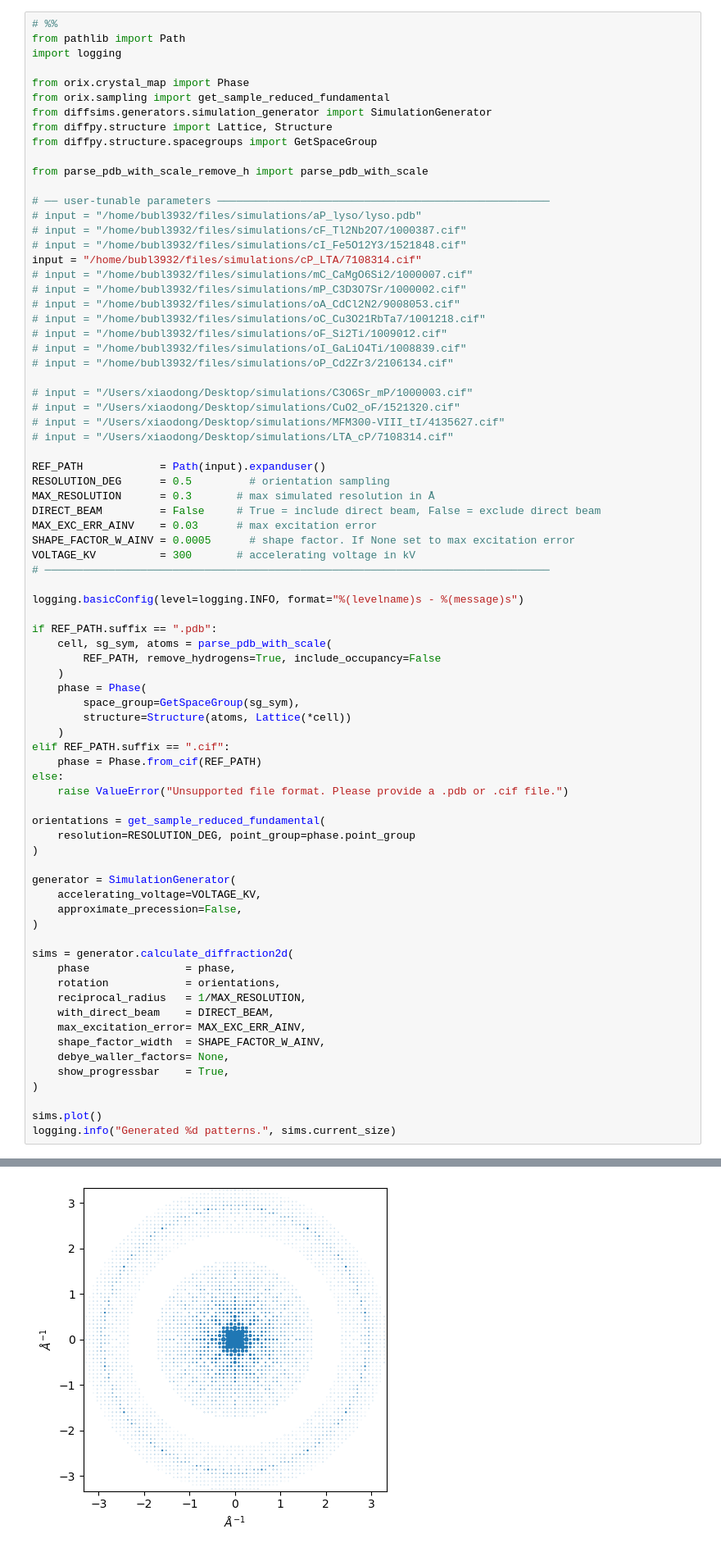
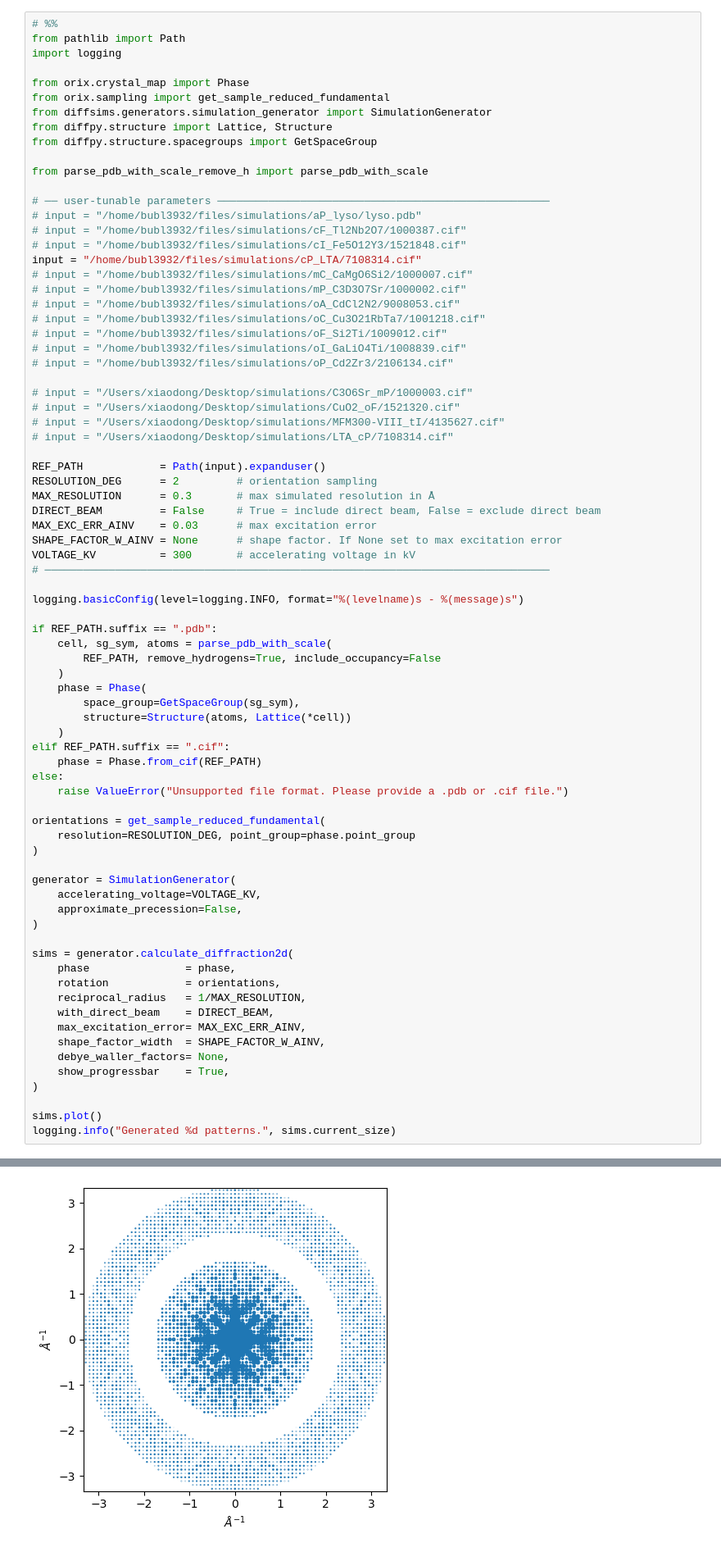
Before and after one commit to bstrb/simSSED, a Jupyter notebook: notebook/simulate_PDB_CIF.ipynb, the cells around one changed output, grey strips where cells are left out. Shown at 82% size. Saved outputs shown, nothing was run; the diff lists cells and outputs as text.

```diff
--- a/notebook/simulate_PDB_CIF.ipynb
+++ b/notebook/simulate_PDB_CIF.ipynb
@@ -33,11 +33,11 @@ input = "/home/bubl3932/files/simulations/cP_LTA/7108314.cif"
 # input = "/Users/xiaodong/Desktop/simulations/LTA_cP/7108314.cif"
 
 REF_PATH            = Path(input).expanduser()
-RESOLUTION_DEG      = 0.5         # orientation sampling
+RESOLUTION_DEG      = 2         # orientation sampling
 MAX_RESOLUTION      = 0.3       # max simulated resolution in Å
 DIRECT_BEAM         = False     # True = include direct beam, False = exclude direct beam
 MAX_EXC_ERR_AINV    = 0.03      # max excitation error
-SHAPE_FACTOR_W_AINV = 0.0005      # shape factor. If None set to max excitation error
+SHAPE_FACTOR_W_AINV = None      # shape factor. If None set to max excitation error
 VOLTAGE_KV          = 300       # accelerating voltage in kV
 # ───────────────────────────────────────────────────────────────────────────────
 
@@ -83,4 +83,4 @@ INFO - Generated 4186 patterns.
-[figure, old version]
+[figure, new version]
 # %% [markdown]
 <!-- # %% [markdown] -->
 # 2. Write simulated patterns into HDF5 and helper files
```
Also changed, not shown: parts of 2 cells of this notebook.
